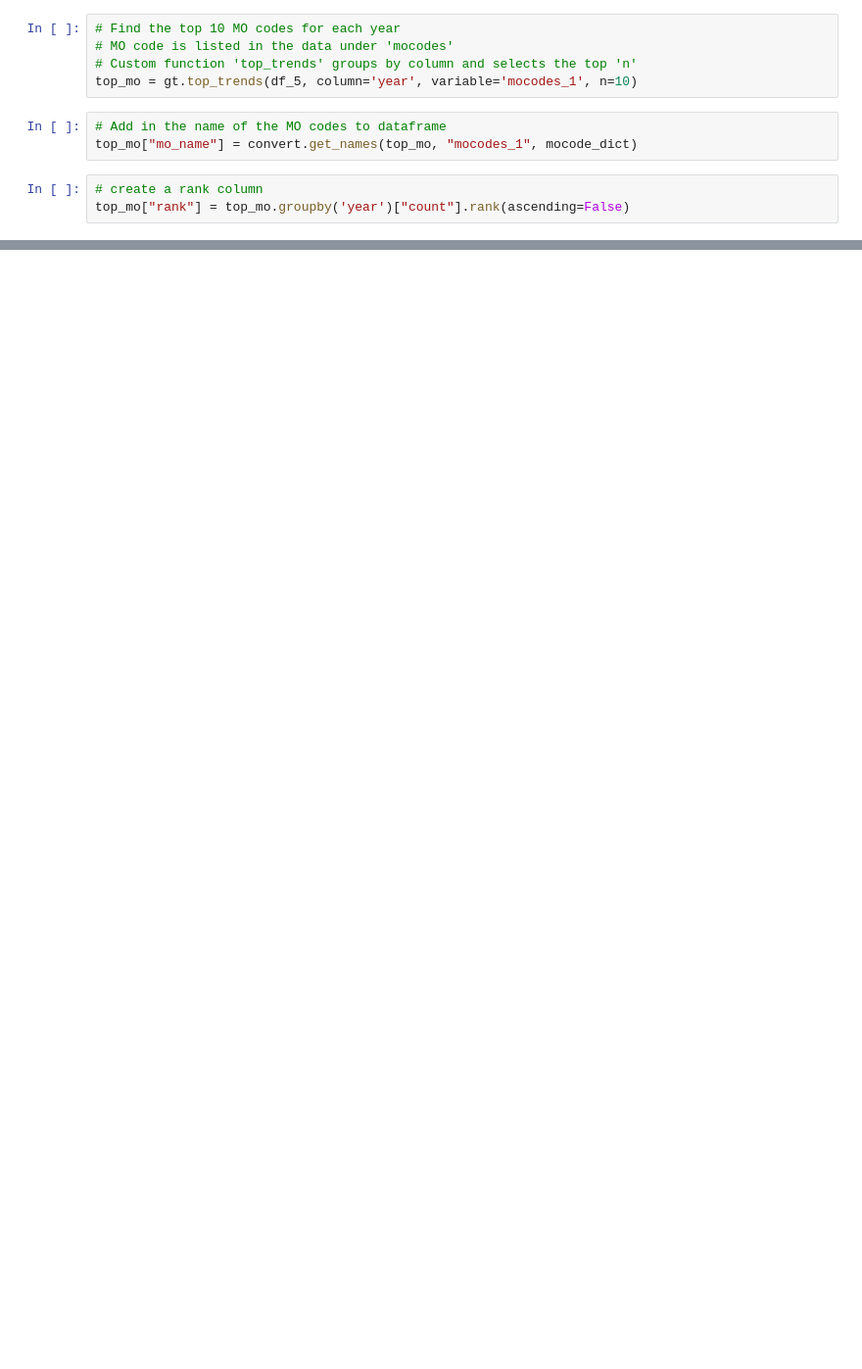
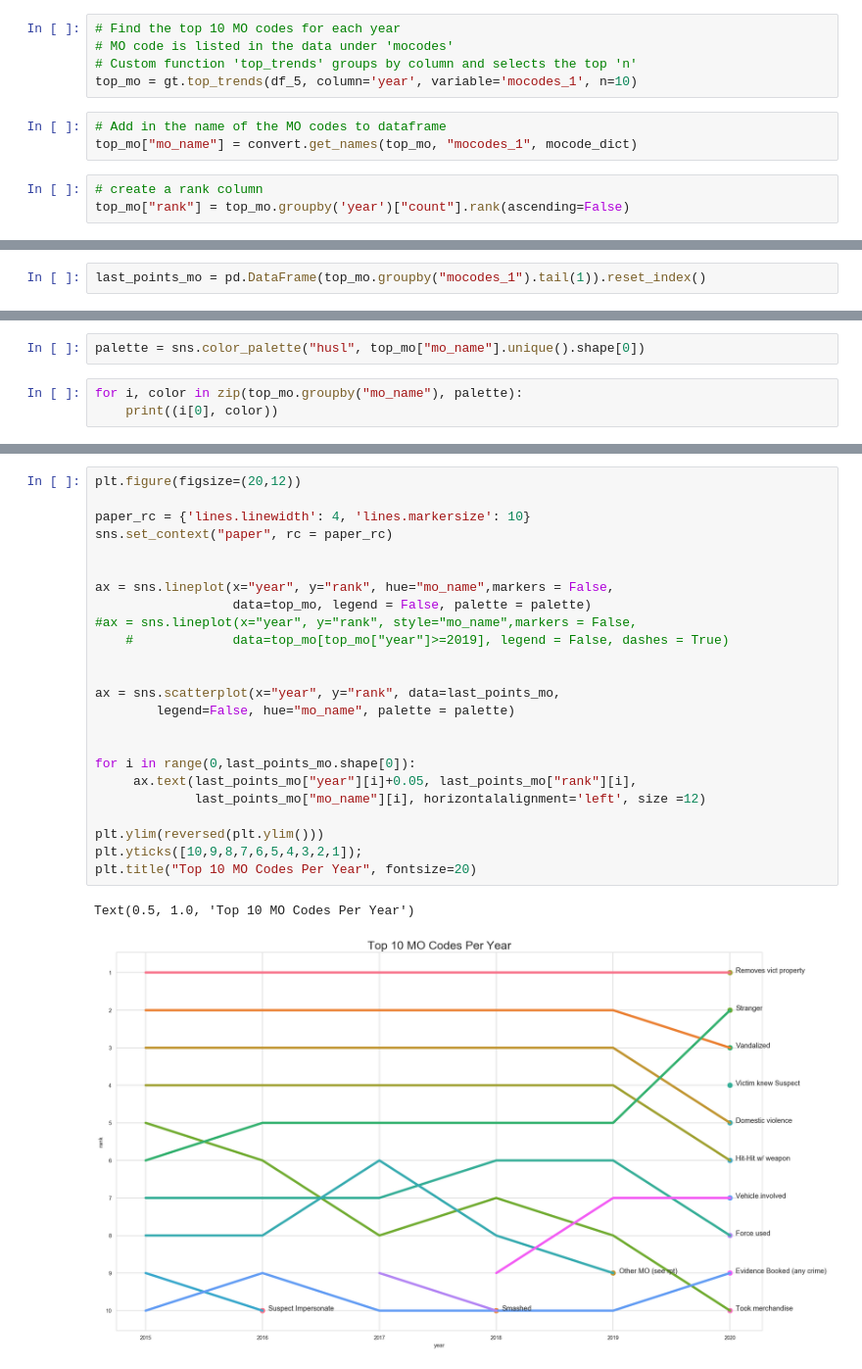
Before and after one commit to veeps/LA_innovation_team, a Jupyter notebook: code/002_EDA.ipynb, the cells around one changed output, grey strips where cells are left out. Shown at 98% size. Saved outputs shown, nothing was run; the diff lists cells and outputs as text; blank space fills up the shorter version.

```diff
--- a/code/002_EDA.ipynb
+++ b/code/002_EDA.ipynb
@@ -191,0 +191,2 @@ plt.ylim(reversed(plt.ylim()))
+# %%
+last_points_mo = pd.DataFrame(top_mo.groupby("mocodes_1").tail(1)).reset_index()
@@ -191,0 +210,5 @@ plt.ylim(reversed(plt.ylim()))
+# %%
+palette = sns.color_palette("husl", top_mo["mo_name"].unique().shape[0])
+# %%
+for i, color in zip(top_mo.groupby("mo_name"), palette):
+    print((i[0], color))
@@ -191,0 +229,27 @@ plt.ylim(reversed(plt.ylim()))
+# %%
+plt.figure(figsize=(20,12))
+
+paper_rc = {'lines.linewidth': 4, 'lines.markersize': 10}
+sns.set_context("paper", rc = paper_rc)
+
+
+ax = sns.lineplot(x="year", y="rank", hue="mo_name",markers = False,
+                  data=top_mo, legend = False, palette = palette)
+#ax = sns.lineplot(x="year", y="rank", style="mo_name",markers = False,
+    #             data=top_mo[top_mo["year"]>=2019], legend = False, dashes = True)
+
+
+ax = sns.scatterplot(x="year", y="rank", data=last_points_mo,
+        legend=False, hue="mo_name", palette = palette)
+
+
+for i in range(0,last_points_mo.shape[0]):
+     ax.text(last_points_mo["year"][i]+0.05, last_points_mo["rank"][i],
+             last_points_mo["mo_name"][i], horizontalalignment='left', size =12)
+
+plt.ylim(reversed(plt.ylim()))
+plt.yticks([10,9,8,7,6,5,4,3,2,1]);
+plt.title("Top 10 MO Codes Per Year", fontsize=20)
+# %% [output]
+Text(0.5, 1.0, 'Top 10 MO Codes Per Year')
+[figure, added]
```
Also changed, not shown: parts of 7 cells of this notebook, 1 other file.
